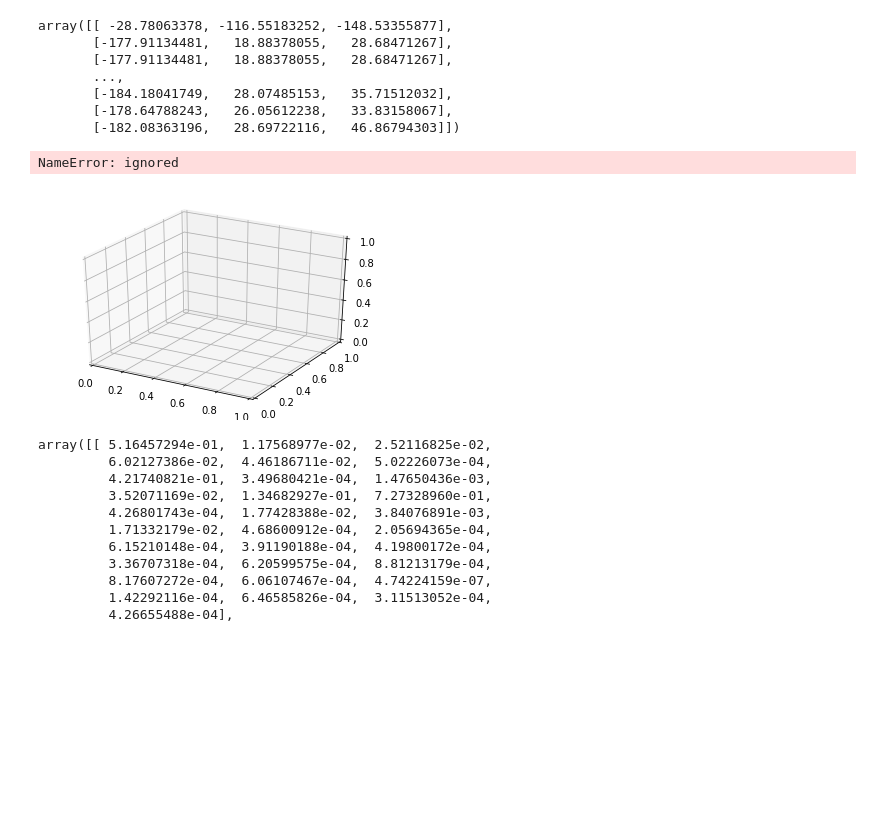
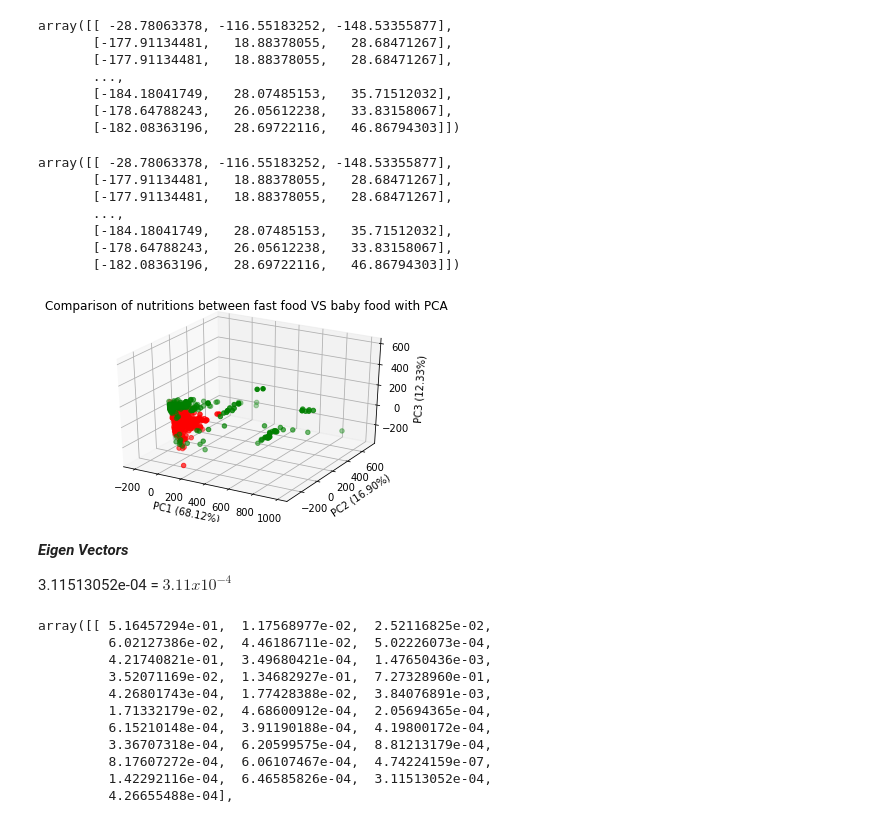
Before and after one commit to kittimaxz/multivariate, a Jupyter notebook: Chapter3_PCA_.ipynb, the cells around one changed output. Drawn from its saved outputs; the diff is of its cells as text; code cells hidden in the pictures; blank space fills up the shorter version.

```diff
--- a/Chapter3_PCA_.ipynb
+++ b/Chapter3_PCA_.ipynb
@@ -859,17 +865,33 @@ array([[ -28.78063378, -116.55183252, -148.53355877],
        [-184.18041749,   28.07485153,   35.71512032],
        [-178.64788243,   26.05612238,   33.83158067],
        [-182.08363196,   28.69722116,   46.86794303]])
+# %%
+baby_pca3 = pca2.transform(bb[bb['FoodGroup']==1].iloc[:,1:].to_numpy())
+fast_pca3 = pca2.transform(bb[bb['FoodGroup']==8].iloc[:,1:].to_numpy())
+# %%
+baby_pca3
+# %% [output]
+array([[ -28.78063378, -116.55183252, -148.53355877],
+       [-177.91134481,   18.88378055,   28.68471267],
+       [-177.91134481,   18.88378055,   28.68471267],
+       ...,
+       [-184.18041749,   28.07485153,   35.71512032],
+       [-178.64788243,   26.05612238,   33.83158067],
+       [-182.08363196,   28.69722116,   46.86794303]])
 # %%
-ax=plt.axes(projection="3d")
+ax = plt.axes(projection ="3d")
 ax.scatter3D(baby_pca3[:,0],baby_pca3[:,1],baby_pca3[:,2],c='g')
 ax.scatter3D(fast_pca3[:,0],fast_pca3[:,1],fast_pca3[:,2],c='r')
-ax.set_title('Comparison of nutrition between fast food VS baby food with PCA')
+ax.set_title('Comparison of nutritions between fast food VS baby food with PCA')
 ax.set_xlabel('PC1 (68.12%)')
 ax.set_ylabel('PC2 (16.90%)')
 ax.set_zlabel('PC3 (12.33%)');
 # %% [output]
-NameError: ignored
-[figure, old version]
+[figure, new version]
+# %% [markdown]
+***Eigen Vectors***
+
+3.11513052e-04 = $3.11 x 10^{-4}$
 # %%
 pca2.components_
 # %% [output]
```
Also changed, not shown: parts of 4 cells of this notebook.
